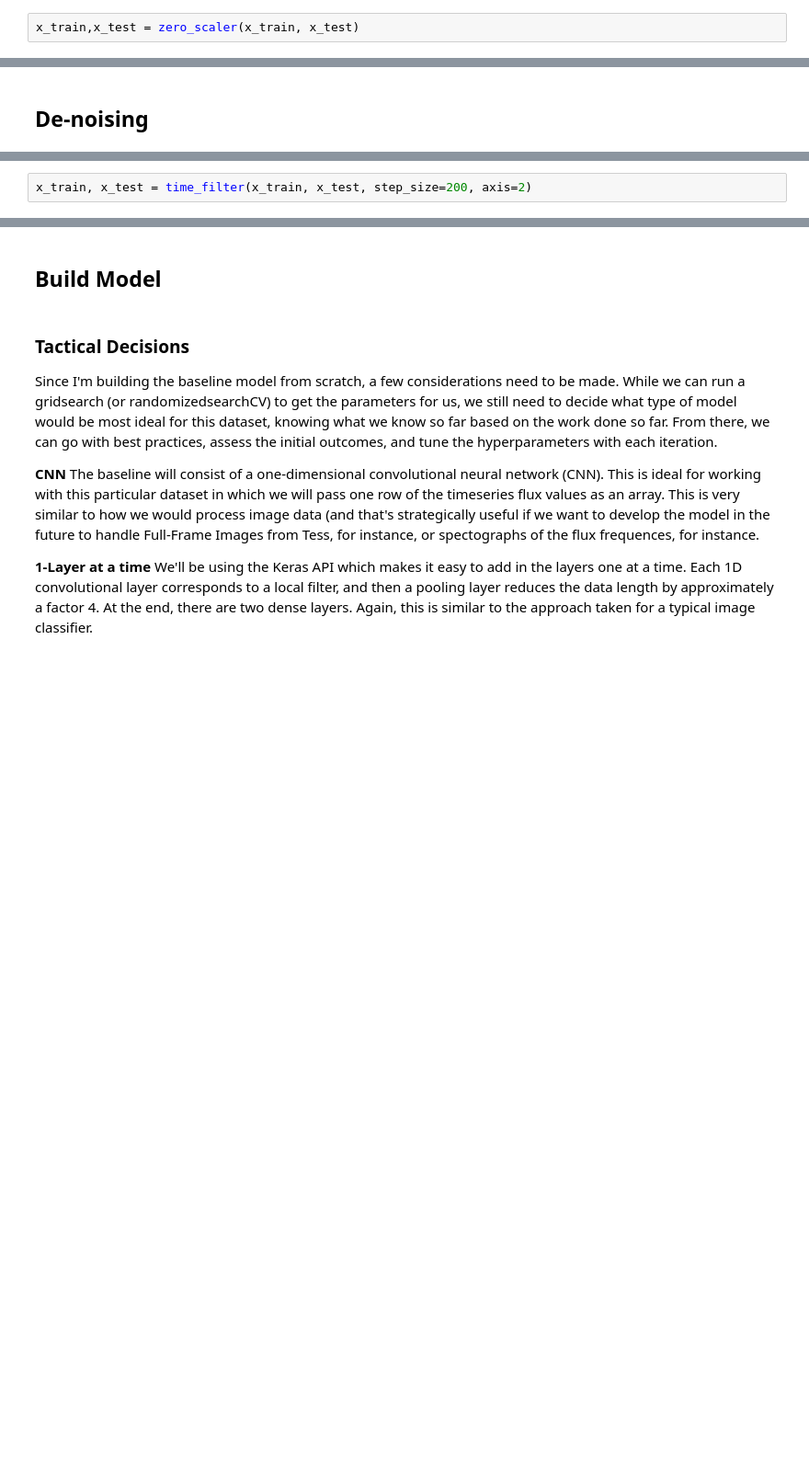
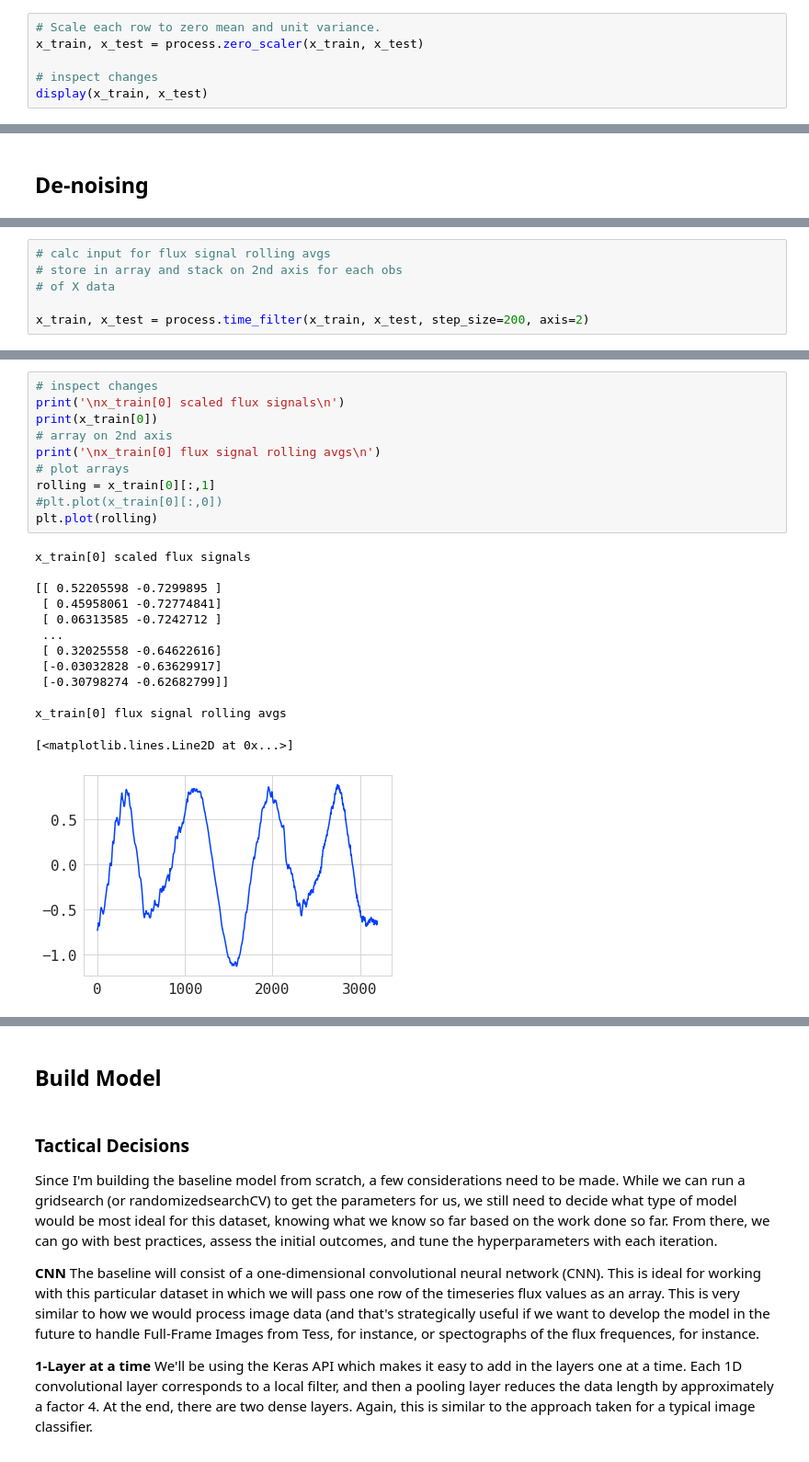
Before and after one commit to alphasentaurii/starskope, a Jupyter notebook: starskope-ALPHA.ipynb, the cells around one changed output, grey strips where cells are left out. Shown: that part at 92% size. Cells and saved outputs as stored; diff of their text form; blank space fills up the shorter version.

```diff
--- a/starskope-ALPHA.ipynb
+++ b/starskope-ALPHA.ipynb
@@ -446,2 +446,6 @@ def zero_scaler(x_train, x_test):
-# %%
-x_train,x_test = zero_scaler(x_train, x_test)
+# %%
+# Scale each row to zero mean and unit variance.
+x_train, x_test = process.zero_scaler(x_train, x_test)
+
+# inspect changes
+display(x_train, x_test)
@@ -480,5 +493,3 @@ def time_filter(x_train, x_test, step_size=None, axis=2):
-# %%
-x_train, x_test = time_filter(x_train, x_test, step_size=200, axis=2)
 # %%
 print(x_train.shape)
 print(y_train.shape)
@@ -493,0 +499,6 @@ print(y_test.shape)
+# %%
+# calc input for flux signal rolling avgs
+# store in array and stack on 2nd axis for each obs
+# of X data
+
+x_train, x_test = process.time_filter(x_train, x_test, step_size=200, axis=2)
@@ -493,0 +513,24 @@ print(y_test.shape)
+# %%
+# inspect changes
+print('\nx_train[0] scaled flux signals\n')
+print(x_train[0])
+# array on 2nd axis
+print('\nx_train[0] flux signal rolling avgs\n')
+# plot arrays
+rolling = x_train[0][:,1]
+#plt.plot(x_train[0][:,0])
+plt.plot(rolling)
+# %% [output]
+x_train[0] scaled flux signals
+
+[[ 0.52205598 -0.7299895 ]
+ [ 0.45958061 -0.72774841]
+ [ 0.06313585 -0.7242712 ]
+ ...
+ [ 0.32025558 -0.64622616]
+ [-0.03032828 -0.63629917]
+ [-0.30798274 -0.62682799]]
+
+x_train[0] flux signal rolling avgs
+[<matplotlib.lines.Line2D at 0x...>]
+[figure, added]
```
Also changed, not shown: parts of 33 cells of this notebook, 4 other files.
